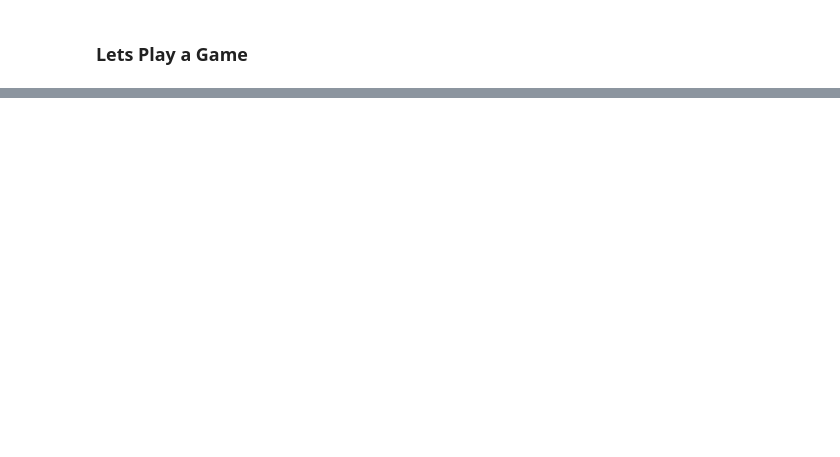
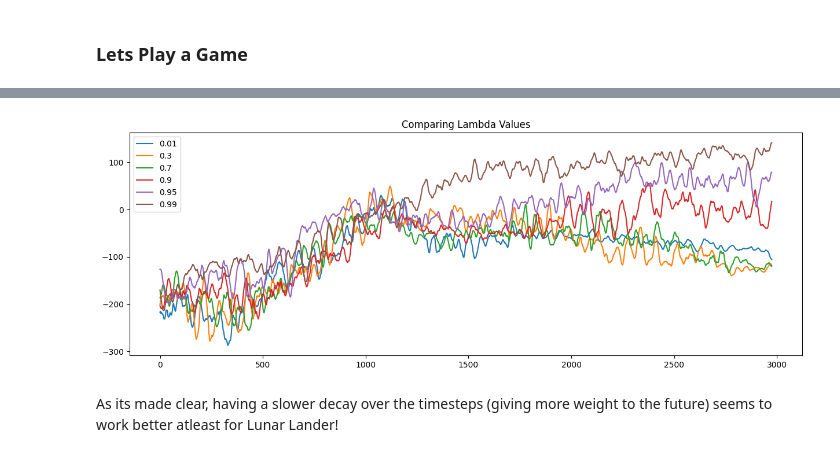
Before and after one commit to manashchak/mcb_PyTorch-Adventures, a Jupyter notebook: PyTorch for Reinforcement Learning/Deep RL Policy Models/Generalized Advantage Estimate/generalized_advantage_estimation.ipynb, the cells around one changed output, grey strips where cells are left out. Drawn from its saved outputs; the diff is of its cells as text; code cells hidden in the pictures; blank space fills up the shorter version.

Commit message:
completed GAE and tested different lambdas

```diff
--- a/PyTorch for Reinforcement Learning/Deep RL Policy Models/Generalized Advantage Estimate/generalized_advantage_estimation.ipynb
+++ b/PyTorch for Reinforcement Learning/Deep RL Policy Models/Generalized Advantage Estimate/generalized_advantage_estimation.ipynb
@@ -378,3 +383,24 @@ record_game(env, policy_network, prefix="policy-network")
 Video("savevideos/policy-network-episode-0.mp4", embed=True)
 # %% [output]
 [interactive output not drawn]
+# %%
+import os
+import pickle
+
+plt.figure(figsize=(15,5))
+for file in os.listdir("results"):
+    if "lambda" in file:
+        lmbda = float(".".join(file.split("_")[-1].split(".")[:-1]))
+
+        with open(os.path.join("results", file), 'rb') as handle:
+            log = pickle.load(handle)
+            smoothed = np.convolve(log["running_avg_scores"], np.ones(25)/25, mode='valid')
+            plt.plot(smoothed, label=lmbda)
+
+plt.legend()
+plt.title("Comparing Lambda Values")
+plt.show()
+# %% [output]
+[figure, added]
+# %% [markdown]
+As its made clear, having a slower decay over the timesteps (giving more weight to the future) seems to work better atleast for Lunar Lander!
```
Also changed, not shown: parts of 3 cells of this notebook, 3 other files.
